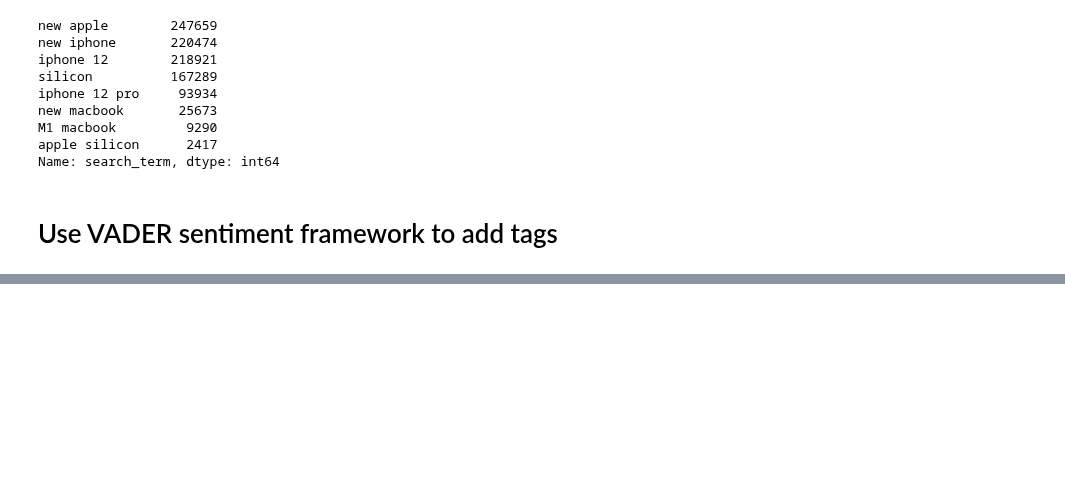
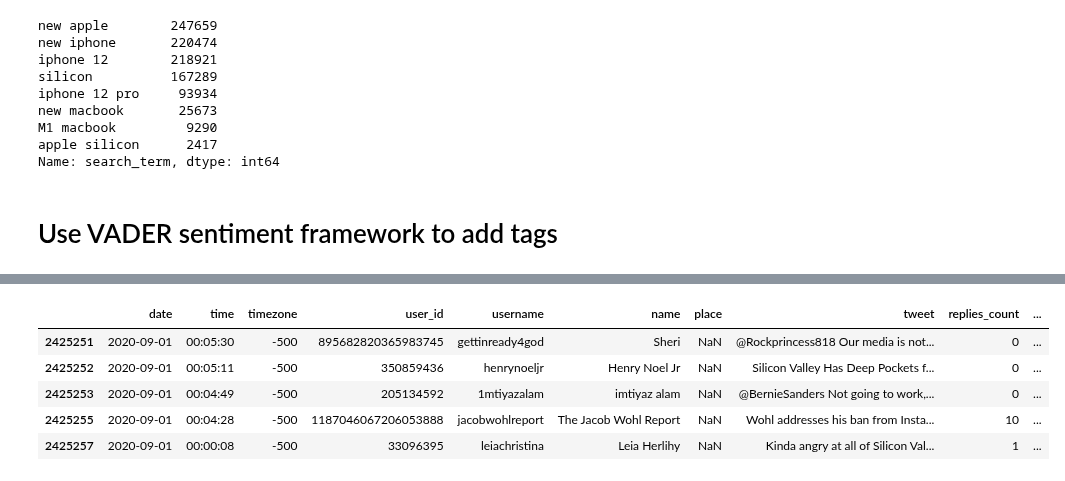
Before and after one commit to brenfrrs/twitter_sentiment_analysis, a Jupyter notebook: DC.ipynb, the cells around one changed output, grey strips where cells are left out. Drawn from its saved outputs; the diff is of its cells as text; code cells hidden in the pictures; blank space fills up the shorter version.

```diff
--- a/DC.ipynb
+++ b/DC.ipynb
@@ -218,0 +223,2 @@ main.to_csv('/Volumes/ML_projects/Phase4data/appletweet.csv')
+# %%
+main.date = pd.to_datetime(main['date'])
@@ -218,0 +229,9 @@ main.to_csv('/Volumes/ML_projects/Phase4data/appletweet.csv')
+# %%
+main.tail()
+# %% [output]
+|  | date | time | timezone | user_id | username | name | place | tweet | replies_count | ... |
+| 2425251 | 2020-09-01 | 00:05:30 | -500 | 895682820365983745 | gettinready4god | Sheri | NaN | @Rockprincess818 Our media is not... | 0 | ... |
+| 2425252 | 2020-09-01 | 00:05:11 | -500 | 350859436 | henrynoeljr | Henry Noel Jr | NaN | Silicon Valley Has Deep Pockets f... | 0 | ... |
+| 2425253 | 2020-09-01 | 00:04:49 | -500 | 205134592 | 1mtiyazalam | imtiyaz alam | NaN | @BernieSanders Not going to work,... | 0 | ... |
+| 2425255 | 2020-09-01 | 00:04:28 | -500 | 1187046067206053888 | jacobwohlreport | The Jacob Wohl Report | NaN | Wohl addresses his ban from Insta... | 10 | ... |
+| 2425257 | 2020-09-01 | 00:00:08 | -500 | 33096395 | leiachristina | Leia Herlihy | NaN | Kinda angry at all of Silicon Val... | 1 | ... |
```
Also changed, not shown: parts of 12 cells of this notebook, 2 other files.
